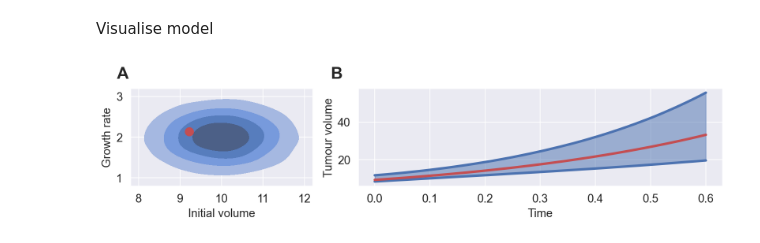
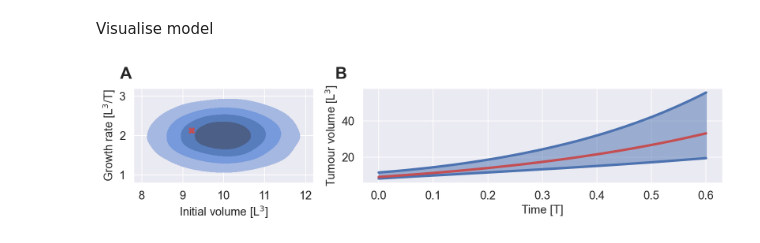
Before and after one commit to DavAug/filter-inference, a Jupyter notebook: results/1_cancer_growth/illustrate_model.ipynb, the cells around one changed output. Cells and saved outputs as stored; diff of their text form; code cells hidden in the pictures.

```diff
--- a/results/1_cancer_growth/illustrate_model.ipynb
+++ b/results/1_cancer_growth/illustrate_model.ipynb
@@ -90,36 +90,37 @@ ninetyfifth_percentile = np.quantile(volumes, q=0.95, axis=0)
 axes[1].plot(
     times, fifth_percentile, color=sns.color_palette()[0], linewidth=3)
 axes[1].plot(
     times, ninetyfifth_percentile, color=sns.color_palette()[0], linewidth=3)
 axes[1].fill_between(
     times, fifth_percentile, ninetyfifth_percentile,
     color=sns.color_palette()[0], alpha=0.5)
 
 # Plot individual
 _id = 1
 axes[0].scatter(
-    samples[_id, 0], samples[_id, 1], color=sns.color_palette()[3], s=100)
+    samples[_id, 0], samples[_id, 1], color=sns.color_palette()[3], marker='x',
+    linewidth=3)
 axes[1].plot(times, volumes[_id], color=sns.color_palette()[3], linewidth=3)
 
 # Legend, ranges axes labels
-axes[1].set_xlabel('Time', fontsize=fontsize)
-axes[1].set_ylabel('Tumour volume', fontsize=fontsize)
+axes[1].set_xlabel('Time [T]', fontsize=fontsize)
+axes[1].set_ylabel(r'Tumour volume [L$^3$]', fontsize=fontsize)
 axes[0].tick_params(labelsize=fontsize)
 axes[0].set_xlim([7.8, 12.2])
 axes[0].set_ylim([0.8, 3.2])
-axes[0].set_xlabel('Initial volume', fontsize=fontsize)
-axes[0].set_ylabel('Growth rate', fontsize=fontsize)
+axes[0].set_xlabel(r'Initial volume [L$^3$]', fontsize=fontsize)
+axes[0].set_ylabel(r'Growth rate [L$^3$/T]', fontsize=fontsize)
 axes[1].tick_params(labelsize=fontsize)
 
 # Export figure
 directory = os.getcwd()
 plt.savefig(
     directory + '/0_nlme_model_example.tif',
     bbox_inches='tight')
 plt.savefig(
     directory + '/0_nlme_model_example.pdf',
     bbox_inches='tight')
 
 plt.tight_layout()
 # %% [output]
-[figure, old version]
+[figure, new version]
```
Also changed, not shown: 1 other file.
